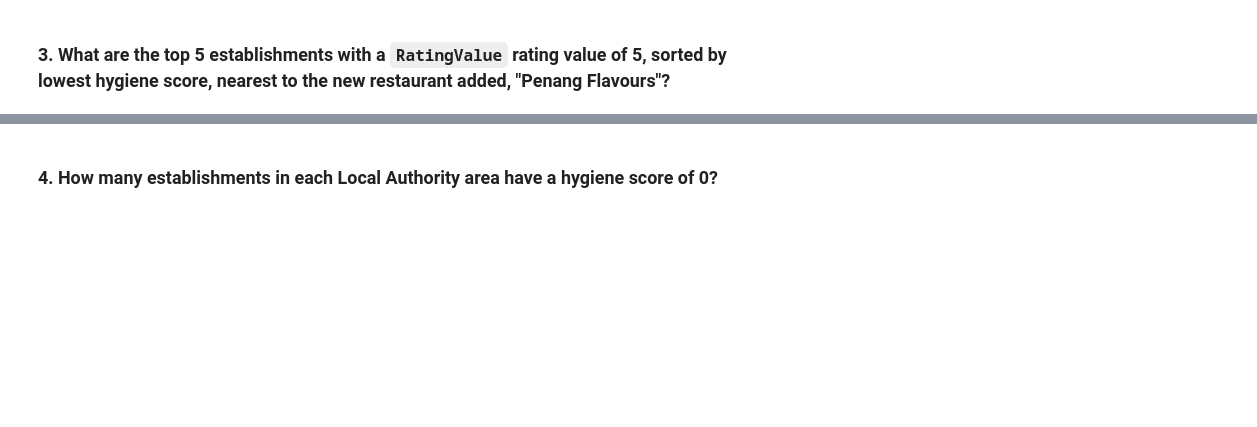
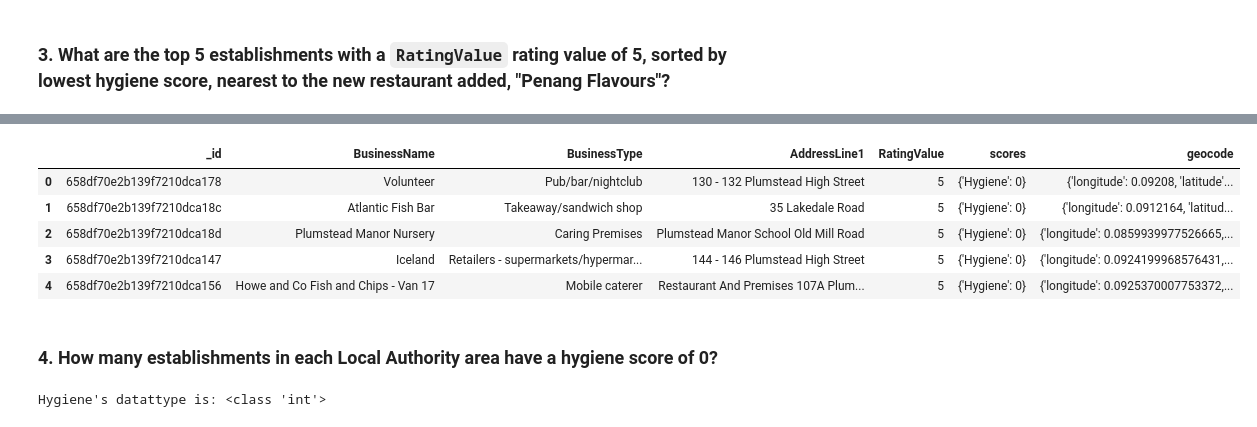
Before and after one commit to Stutimp/UK-Food-Standards-Agency-NoSQL-Data-Analysis-with-MongoDB-and-PyMongo, a Jupyter notebook: NoSQL_analysis_starter.ipynb, the cells around one changed output, grey strips where cells are left out. Drawn from its saved outputs; the diff is of its cells as text; code cells hidden in the pictures; blank space fills up the shorter version.

```diff
--- a/NoSQL_analysis_starter.ipynb
+++ b/NoSQL_analysis_starter.ipynb
@@ -166,10 +257,27 @@ SyntaxError: invalid syntax (2513243106.py, line 2)
 # Sort by hygiene score
 
 degree_search = 0.01
-latitude =
-longitude =
+latitude =  51.490142
+longitude = 0.08384
 
-query =
-sort =
+query = {
+    'RatingValue': {'$eq': 5},
+    'geocode.latitude': {'$gte': latitude - degree_search, '$lte': latitude + degree_search},
+    'geocode.longitude': {'$gte': longitude - degree_search, '$lte': longitude + degree_search}
+}
+#Picking only the most important fields to be displayed in the final dataframe
+fields = {'geocode': 1, 'BusinessName': 1, 'AddressLine1': 1,'scores.Hygiene': 1, 'RatingValue': 1, 'BusinessType':1}
+sort = [('scores.Hygiene', 1)]
+limit = 5
 
-# Print the results
+# Cast the results as a list and save them to a variable
+result = list(establishments.find(query, fields).sort(sort).limit(limit))
+
+# Use count_documents to display the number of documents in the result
+count3 = establishments.count_documents(query)
+print(f"There are {count3} establishments nearest to the new restaurant added, 'Penang Flavours' with a RatingValue of 5, sorted by lowest hygiene score.")
+
+
+# Pretty print the results
+print("Five such establishments are as following: ")
+pprint(result)
@@ -176,7 +302,33 @@ sort =
 # %%
 # Convert result to Pandas DataFrame
+nearest_to_Penang_df = pd.DataFrame(result)
+nearest_to_Penang_df
+# %% [output]
+|  | _id | BusinessName | BusinessType | AddressLine1 | RatingValue | scores | geocode |
+| 0 | 658df70e2b139f7210dca178 | Volunteer | Pub/bar/nightclub | 130 - 132 Plumstead High Street | 5 | {'Hygiene': 0} | {'longitude': 0.09208, 'latitude'... |
+| 1 | 658df70e2b139f7210dca18c | Atlantic Fish Bar | Takeaway/sandwich shop | 35 Lakedale Road | 5 | {'Hygiene': 0} | {'longitude': 0.0912164, 'latitud... |
+| 2 | 658df70e2b139f7210dca18d | Plumstead Manor Nursery | Caring Premises | Plumstead Manor School Old Mill Road | 5 | {'Hygiene': 0} | {'longitude': 0.0859939977526665,... |
+| 3 | 658df70e2b139f7210dca147 | Iceland | Retailers - supermarkets/hypermar... | 144 - 146 Plumstead High Street | 5 | {'Hygiene': 0} | {'longitude': 0.0924199968576431,... |
+| 4 | 658df70e2b139f7210dca156 | Howe and Co Fish and Chips - Van 17 | Mobile caterer | Restaurant And Premises 107A Plum... | 5 | {'Hygiene': 0} | {'longitude': 0.0925370007753372,... |
 # %% [markdown]
 ### 4. How many establishments in each Local Authority area have a hygiene score of 0?
+# %%
+# Check that the coordinates and rating value are now numbers
+# Find a sample document
+sample_document3 = establishments.find_one()
+
+# Check if the "geocode" field exists in the document
+if "scores" in sample_document3:
+    # Access data inside the "geocode" dictionary
+    Hygiene_data_type = type(sample_document3["scores"]["Hygiene"])
+
+    # Print the retrieved data
+    print(f"Hygiene's datattype is: {Hygiene_data_type}")
+
+else:
+    print("'Scores' and 'Hygiene' fields are not found.")
+# %% [output]
+Hygiene's datattype is: <class 'int'>
 # %%
 # Create a pipeline that:
 # 1. Matches establishments with a hygiene score of 0
```
Also changed, not shown: parts of 16 cells of this notebook, 1 other file.
